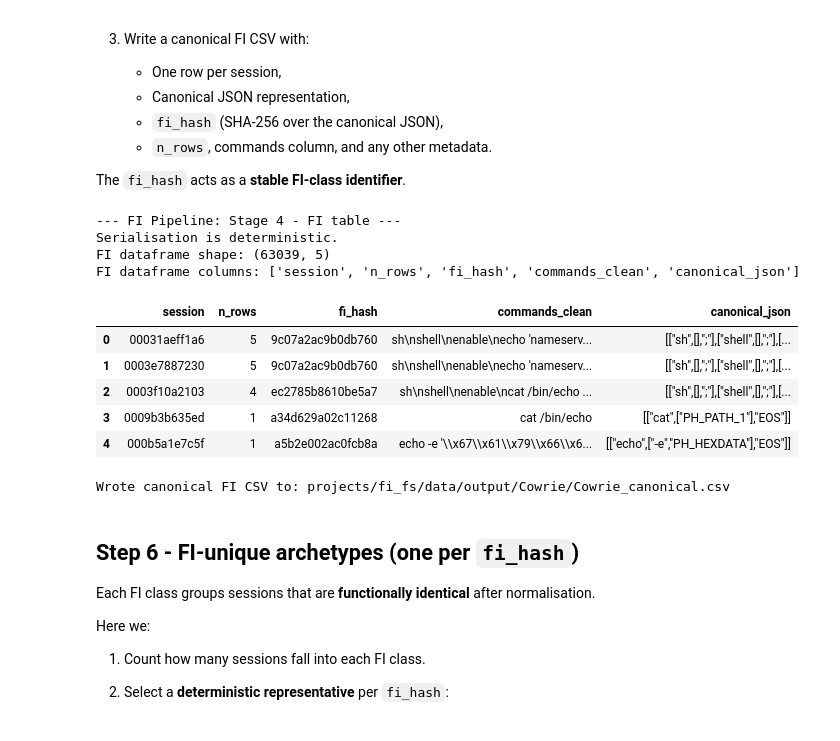
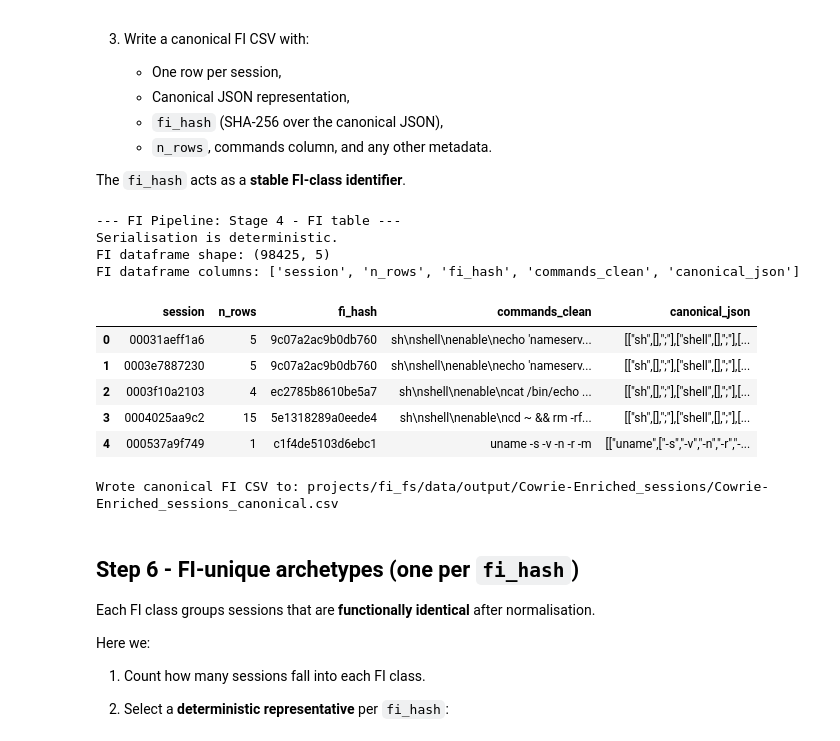
Before and after one commit to LewNew/PhD, a Jupyter notebook: projects/fi_fs/notebooks/FI.ipynb, the cells around one changed output. Drawn from its saved outputs; the diff is of its cells as text; code cells hidden in the pictures.

```diff
--- a/projects/fi_fs/notebooks/FI.ipynb
+++ b/projects/fi_fs/notebooks/FI.ipynb
@@ -63,9 +63,9 @@ and define where FI outputs will be written.
 - Input: `projects/fi_fs/data/processed/Cowrie.csv`
 - Output directory: `projects/fi_fs/data/output/Cowrie/`
 # %%
-# 2) Dataset configuration and output directories
+# 1) Dataset configuration and output directories
 
-DATASET = "Cowrie.csv"  # change here to run FI on other datasets
+DATASET = "Cowrie-Enriched_sessions.csv"
 
 INPUT_DATASET = ROOT / "projects" / "fi_fs" / "data" / "processed" / DATASET
 DATASET_NAME = INPUT_DATASET.stem  # "Cowrie"
@@ -161,0 +180,13 @@ First few problems:
+# %%
+# 3b) Restrict agg to successfully parsed sessions only
+
+parsed_sids = set(seqs.keys())
+agg_ok = agg[agg["session"].isin(parsed_sids)].copy()
+
+print("\n--- FI Pipeline: Stage 2b - Filter parsed sessions ---")
+print("Original agg sessions:   ", len(agg))
+print("Sessions with sequences:", len(agg_ok))
+
+# Safety: make sure there are no unknown session IDs in seqs
+missing_in_agg = parsed_sids - set(agg_ok["session"])
+assert not missing_in_agg, f"seqs contains sessions not in agg: {list(missing_in_agg)[:5]}"
@@ -249,49 +284,49 @@ We now:
 
 The `fi_hash` acts as a **stable FI-class identifier**.
 # %%
-# 6) Build FI table and write canonical CSV
+# 5) Build FI table and write canonical CSV
 
 print("\n--- FI Pipeline: Stage 4 - FI table ---")
 
-# 6.1 Ensure canonical serialisation is deterministic
+# 5.1 Ensure canonical serialisation is deterministic
 assert_serialisation_deterministic(seqs_alpha)
 print("Serialisation is deterministic.")
 
-# 6.2 Build FI dataframe
+# 5.2 Build FI dataframe
 fi_df = build_fi_dataframe(
-    agg,
+    agg_ok,
     seqs_alpha,
-    commands_col="commands_joined",  # adjust if column name differs
+    commands_col="commands_joined",
 )
 
 print("FI dataframe shape:", fi_df.shape)
 print("FI dataframe columns:", list(fi_df.columns))
 
 display(fi_df.head(5))
 
-# 6.3 Write canonical FI CSV (fi_df) and move to data/output/<dataset>/
+# 5.3 Write canonical FI CSV (fi_df) and move to data/output/<dataset>/
 out_csv_str = write_fi_csv(fi_df, str(INPUT_DATASET))
 out_csv = Path(out_csv_str)
 if not out_csv.is_absolute():
     out_csv = Path.cwd() / out_csv
 
 final_canonical_path = OUTPUT_DIR / out_csv.name
 shutil.move(str(out_csv), final_canonical_path)
 
 print("\nWrote canonical FI CSV to:",
       final_canonical_path.relative_to(ROOT))
 # %% [output]
 --- FI Pipeline: Stage 4 - FI table ---
 Serialisation is deterministic.
-FI dataframe shape: (63039, 5)
+FI dataframe shape: (98425, 5)
 FI dataframe columns: ['session', 'n_rows', 'fi_hash', 'commands_clean', 'canonical_json']
 |  | session | n_rows | fi_hash | commands_clean | canonical_json |
 | 0 | 00031aeff1a6 | 5 | 9c07a2ac9b0db760 | sh\nshell\nenable\necho 'nameserv... | [["sh",[],";"],["shell",[],";"],[... |
 | 1 | 0003e7887230 | 5 | 9c07a2ac9b0db760 | sh\nshell\nenable\necho 'nameserv... | [["sh",[],";"],["shell",[],";"],[... |
 | 2 | 0003f10a2103 | 4 | ec2785b8610be5a7 | sh\nshell\nenable\ncat /bin/echo ... | [["sh",[],";"],["shell",[],";"],[... |
-| 3 | 0009b3b635ed | 1 | a34d629a02c11268 | cat /bin/echo | [["cat",["PH_PATH_1"],"EOS"]] |
-| 4 | 000b5a1e7c5f | 1 | a5b2e002ac0fcb8a | echo -e '\\x67\\x61\\x79\\x66\\x6... | [["echo",["-e","PH_HEXDATA"],"EOS"]] |
+| 3 | 0004025aa9c2 | 15 | 5e1318289a0eede4 | sh\nshell\nenable\ncd ~ && rm -rf... | [["sh",[],";"],["shell",[],";"],[... |
+| 4 | 000537a9f749 | 1 | c1f4de5103d6ebc1 | uname -s -v -n -r -m | [["uname",["-s","-v","-n","-r","-... |
-Wrote canonical FI CSV to: projects/fi_fs/data/output/Cowrie/Cowrie_canonical.csv
+Wrote canonical FI CSV to: projects/fi_fs/data/output/Cowrie-Enriched_sessions/Cowrie-Enriched_sessions_canonical.csv
 # %% [markdown]
 ## Step 6 - FI-unique archetypes (one per `fi_hash`)
 
```
Also changed, not shown: parts of 13 cells of this notebook.
